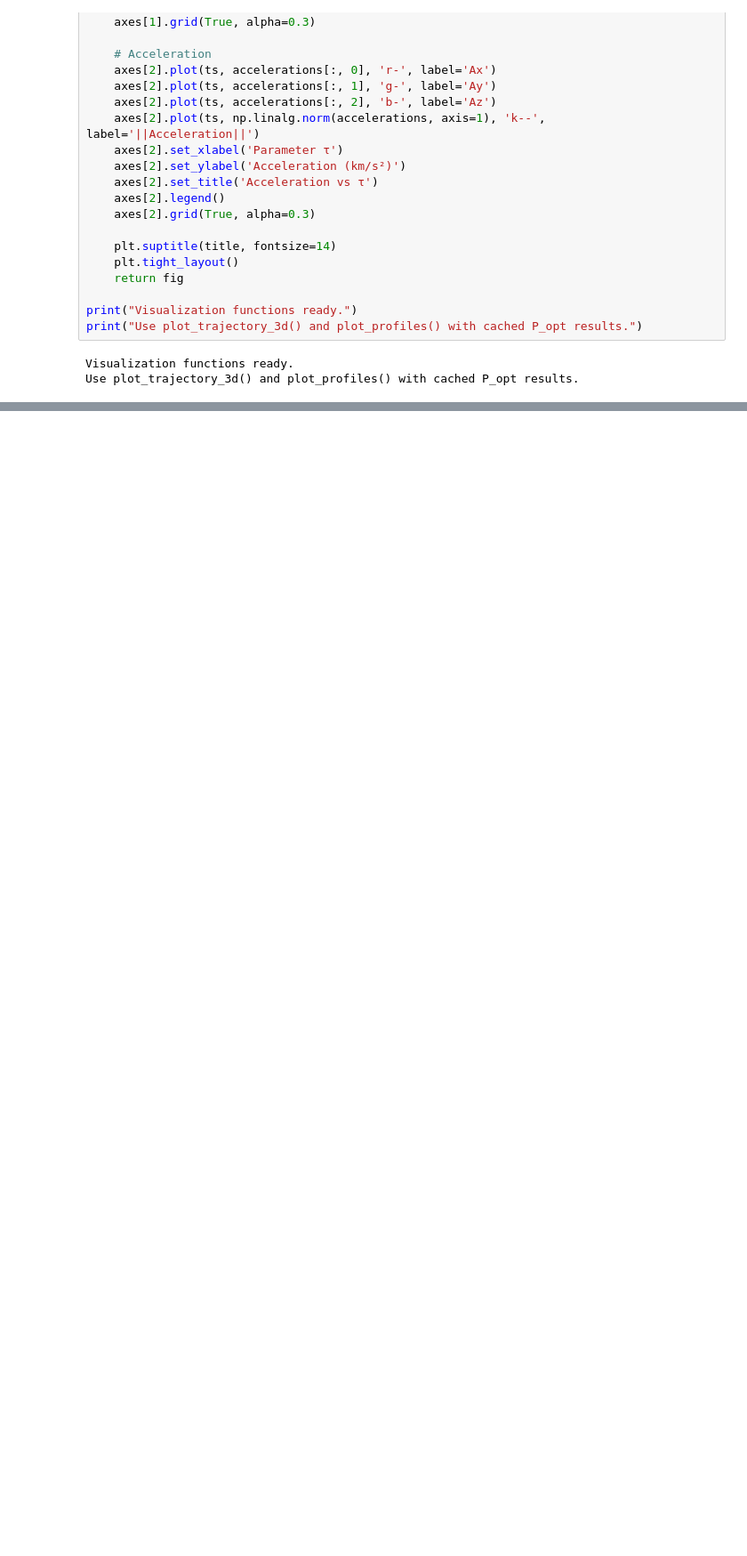
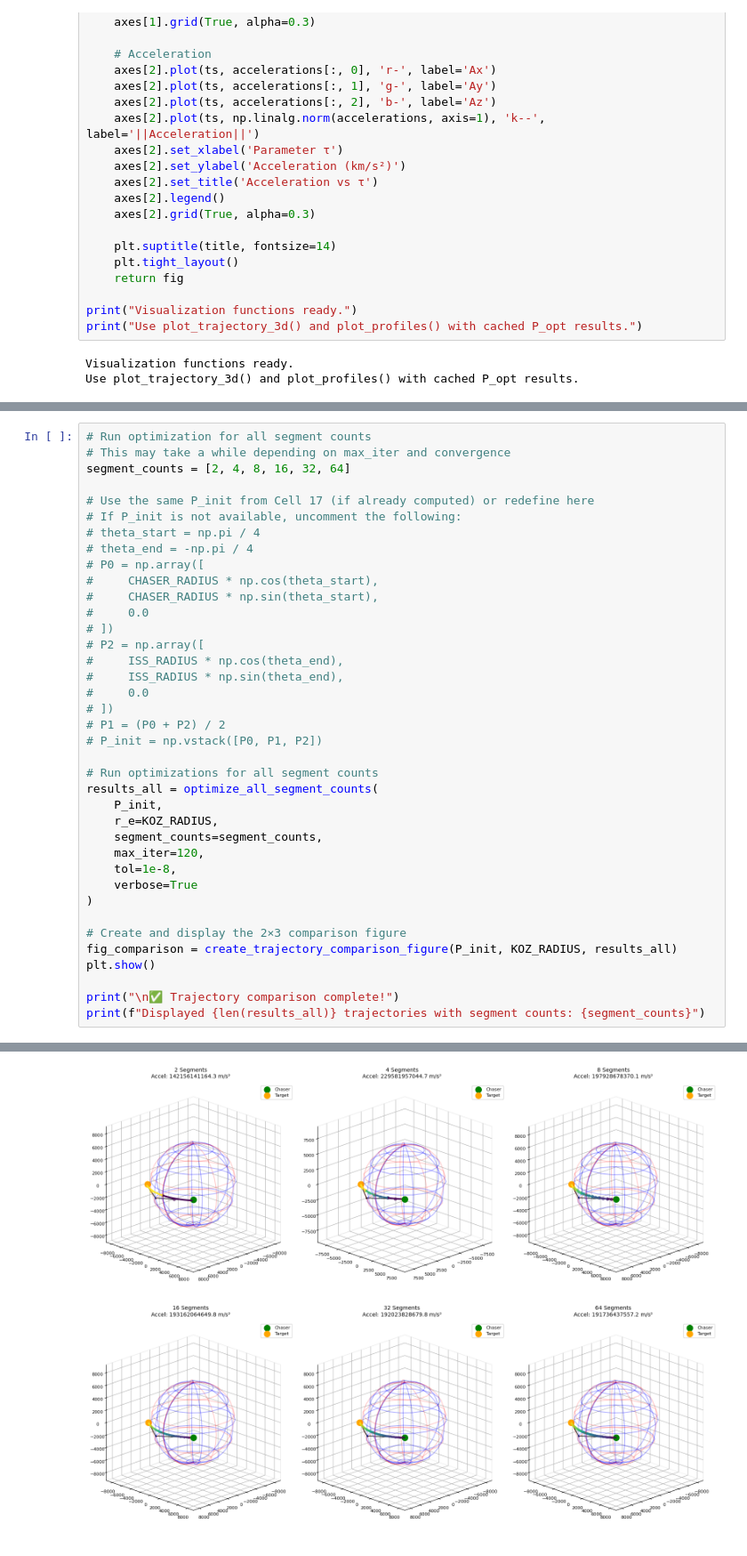
Before and after one commit to banana99ou/bezier-trajectory, a Jupyter notebook: Orbital_Docking_Development.ipynb, the cells around one changed output, grey strips where cells are left out. Shown at 89% size. Saved outputs shown, nothing was run; the diff lists cells and outputs as text; blank space fills up the shorter version.

```diff
--- a/Orbital_Docking_Development.ipynb
+++ b/Orbital_Docking_Development.ipynb
@@ -883,0 +1153,39 @@ Use plot_trajectory_3d() and plot_profiles() with cached P_opt results.
+# %%
+# Run optimization for all segment counts
+# This may take a while depending on max_iter and convergence
+segment_counts = [2, 4, 8, 16, 32, 64]
+
+# Use the same P_init from Cell 17 (if already computed) or redefine here
+# If P_init is not available, uncomment the following:
+# theta_start = np.pi / 4
+# theta_end = -np.pi / 4
+# P0 = np.array([
+#     CHASER_RADIUS * np.cos(theta_start),
+#     CHASER_RADIUS * np.sin(theta_start),
+#     0.0
+# ])
+# P2 = np.array([
+#     ISS_RADIUS * np.cos(theta_end),
+#     ISS_RADIUS * np.sin(theta_end),
+#     0.0
+# ])
+# P1 = (P0 + P2) / 2
+# P_init = np.vstack([P0, P1, P2])
+
+# Run optimizations for all segment counts
+results_all = optimize_all_segment_counts(
+    P_init,
+    r_e=KOZ_RADIUS,
+    segment_counts=segment_counts,
+    max_iter=120,
+    tol=1e-8,
+    verbose=True
+)
+
+# Create and display the 2×3 comparison figure
+fig_comparison = create_trajectory_comparison_figure(P_init, KOZ_RADIUS, results_all)
+plt.show()
+
+print("\n✅ Trajectory comparison complete!")
+print(f"Displayed {len(results_all)} trajectories with segment counts: {segment_counts}")
+# %% [output]
@@ -883,0 +1209 @@ Use plot_trajectory_3d() and plot_profiles() with cached P_opt results.
+[figure, added]
```
Also changed, not shown: parts of 10 cells of this notebook.
